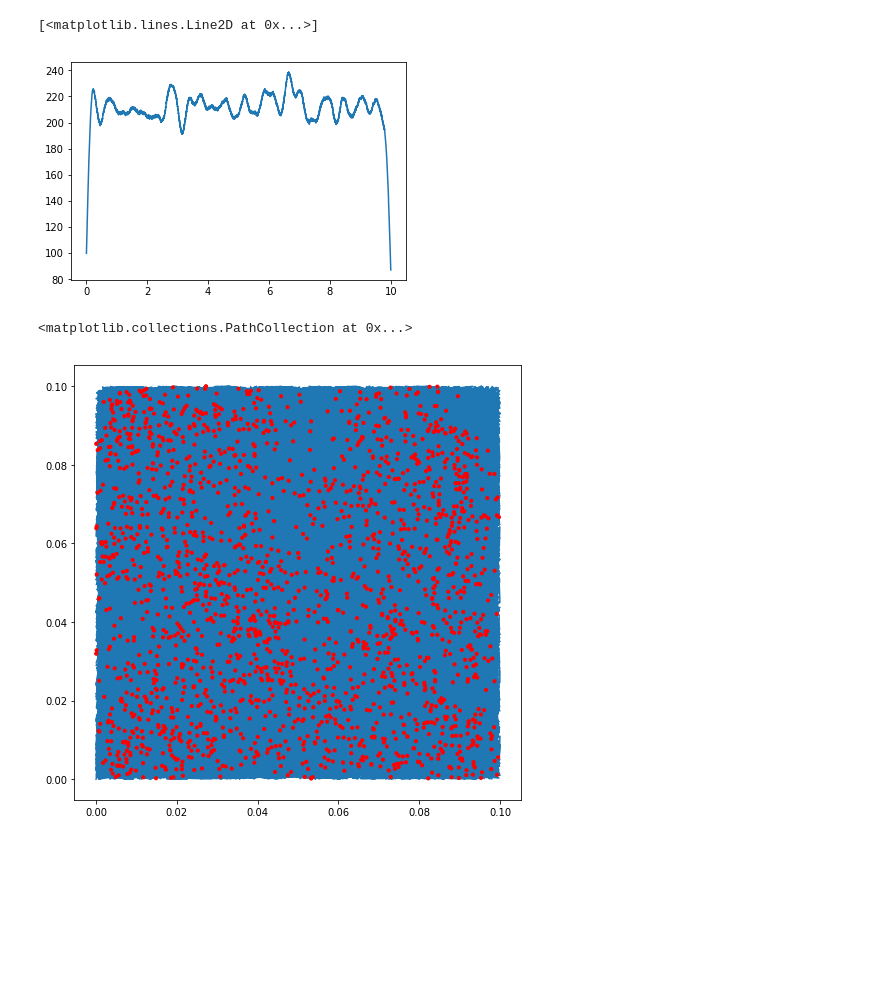
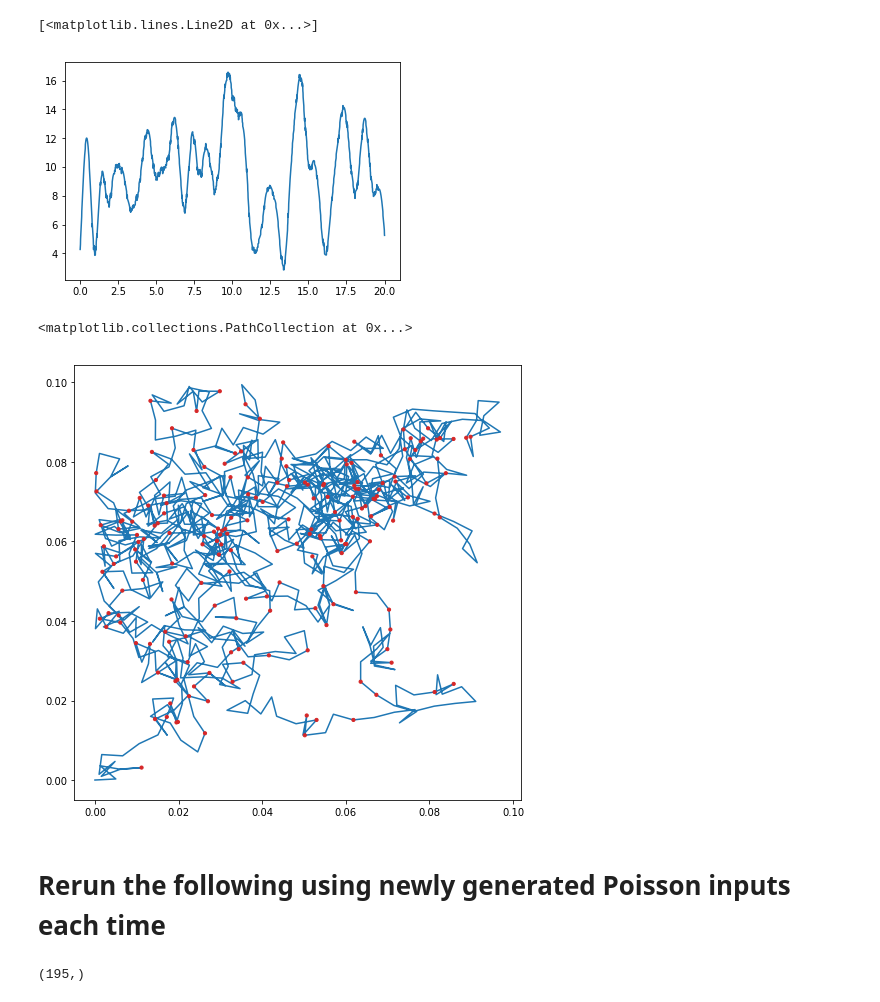
Before and after one commit to acellon/ifat-py, a Jupyter notebook: ifat-grid.ipynb, the cells around one changed output. Saved outputs shown, nothing was run; the diff lists cells and outputs as text; code cells hidden in the pictures; blank space fills up the shorter version.

Commit message:
weekend work before initial deadline - *maybe* working 1D grid

```diff
--- a/ifat-grid.ipynb
+++ b/ifat-grid.ipynb
@@ -211,5 +170,8 @@ plot(ratecheck.t/second, ratecheck.rates[0]/kHz)
 # %%
-path, vel = timedrandwalk2(v=0.005,dt=1*ms,time=100*second,size=0.1)
+rundt = 20*ms
+runtime = 20*second
+path, vel = timedrandwalk2(v=0.005,dt=rundt,time=runtime,size=0.1)
+#path, vel = raster_path(0.1, 30*second, 1*ms)
 # %%
 plot(path[:,0],path[:,1])
 # %% [output]
@@ -399,17 +358,15 @@ xlim([4,5])
 # %%
-plot(GRID0_rate.t/second, GRID0_rate.smooth_rate(width=100*ms))
+plot(GRID0_rate.t/second, GRID0_rate.smooth_rate(width=250*ms))
 # %% [output]
 [<matplotlib.lines.Line2D at 0x...>]
-[figure, old version]
+[figure, new version]
 # %%
 times = np.zeros_like(path[:,0])
-times[np.array(GRID_sp.t/(1*ms),dtype=int)] = 1
+times[np.array(GRID_sp.t/(rundt),dtype=int)] = 1
 
 figure(figsize=(8,8))
 plot(path[:,0],path[:,1], zorder=1);
-scatter(path[:,0],path[:,1], s=times*10, color='r', zorder=2)
-#ylim([-1.01,-0.9])
-#xlim([-0.1,0.1])
+scatter(path[:,0],path[:,1], s=times*10, color='C3', zorder=2)
 # %% [output]
 <matplotlib.collections.PathCollection at 0x...>
-[figure, old version]
+[figure, new version]
@@ -427,0 +373,6 @@ vel[:-1] = xy[1:]-xy[:-1]
+# %% [markdown]
+# Rerun the following using newly generated Poisson inputs each time
+# %%
+shape(GRID_sp.i)
+# %% [output]
+(195,)
```
Also changed, not shown: parts of 31 cells of this notebook, 3 other files.
